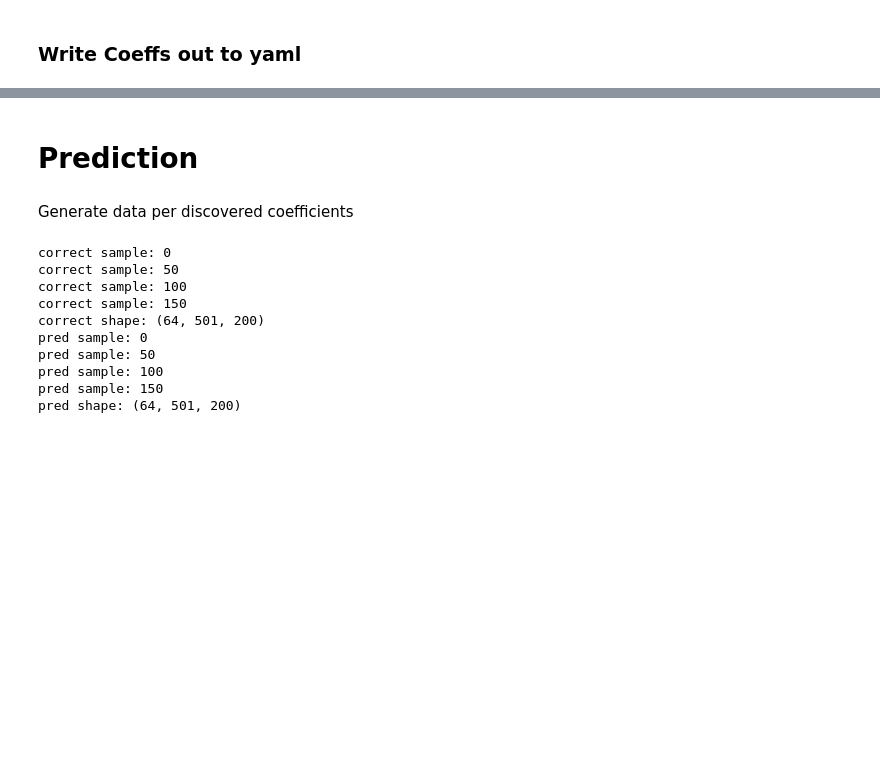
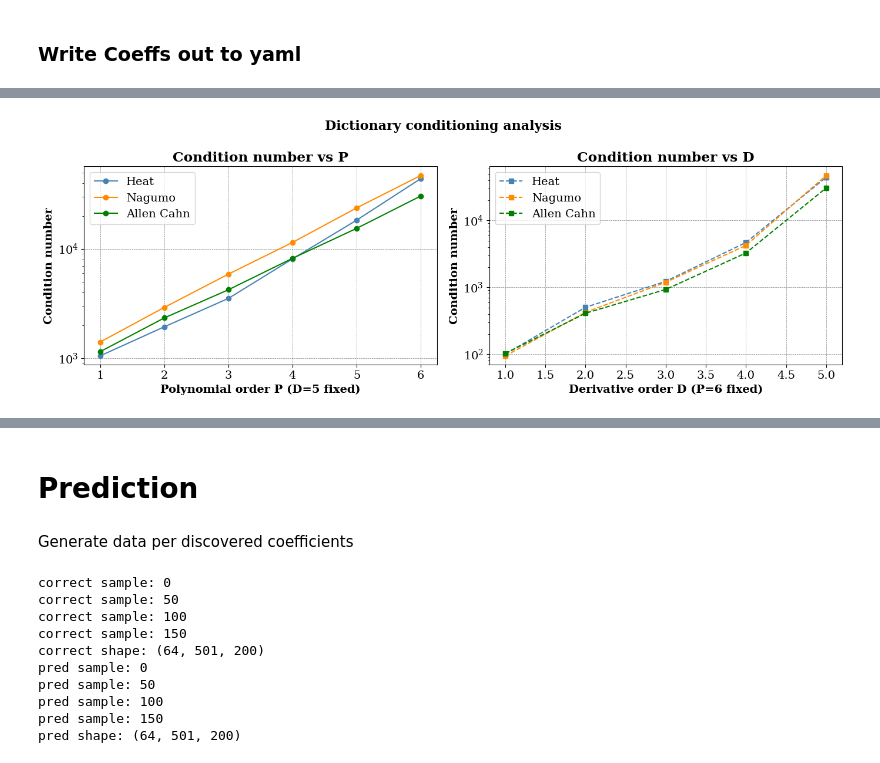
Before and after one commit to rogoson/Stochastic-PDE-Discovery, a Jupyter notebook: MasterNotebook.ipynb, the cells around one changed output, grey strips where cells are left out. Drawn from its saved outputs; the diff is of its cells as text; code cells hidden in the pictures; blank space fills up the shorter version.

```diff
--- a/MasterNotebook.ipynb
+++ b/MasterNotebook.ipynb
@@ -380,0 +464,93 @@ with open("parameters.yaml", "w") as f:
+# %%
+### Beware - a lot of repeated code
+
+plt.rcParams["font.family"] = "serif"
+plt.rcParams['font.size'] = 14
+
+colors = {'Heat': 'steelblue', 'Nagumo': 'darkorange', 'Allen_Cahn': 'green'}
+
+# --- Plot 1: Condition number vs P and D ---
+fig, axes = plt.subplots(1, 2, figsize=(14, 5))
+
+for problem in experimentKeys:
+    if not experimentKeys[problem]:
+        continue
+    U = np.load(f'data/{problem}_dx_{spacePoints}m_{timeSteps}t.npy')
+    dx = space / U.shape[0]
+    dt = timeRange / (U.shape[1] - 1)
+    # use first sample only for speed
+    u_sample = U[:, :-1, 0]
+
+    # vary P, fix D=5
+    cond_vs_P = []
+    for P in range(1, 7):
+        _, Di, _ = SPDE.build_linear_system(u_sample, dt, dx, D=5, P=P, periodic=isPeriodic)
+        cond_vs_P.append(np.linalg.cond(Di))
+
+    # vary D, fix P=6
+    cond_vs_D = []
+    for D in range(1, 6):
+        _, Di, _ = SPDE.build_linear_system(u_sample, dt, dx, D=D, P=6, periodic=isPeriodic)
+        cond_vs_D.append(np.linalg.cond(Di))
+
+    axes[0].semilogy(range(1, 7), cond_vs_P, 'o-', color=colors[problem], label=problem.replace('_', ' '))
+    axes[1].semilogy(range(1, 6), cond_vs_D, 's--', color=colors[problem], label=problem.replace('_', ' '))
+
+axes[0].set_xlabel('Polynomial order P (D=5 fixed)', fontweight='bold')
+axes[0].set_ylabel('Condition number', fontweight='bold')
+axes[0].set_title('Condition number vs P', fontweight='bold')
+axes[0].legend()
+axes[0].grid(color='gray', linestyle='--', linewidth=0.5)
+
+axes[1].set_xlabel('Derivative order D (P=6 fixed)', fontweight='bold')
+axes[1].set_ylabel('Condition number', fontweight='bold')
+axes[1].set_title('Condition number vs D', fontweight='bold')
+axes[1].legend()
+axes[1].grid(color='gray', linestyle='--', linewidth=0.5)
+
+plt.suptitle('Dictionary conditioning analysis', fontweight='bold', fontsize=16)
+plt.tight_layout()
+plt.savefig('worthwhileImages/conditioning_vs_PD.pdf', dpi=150, bbox_inches='tight')
+plt.show()
+
+# --- Plot 2: SVD spectrum, all three problems overlaid ---
+fig, ax = plt.subplots(figsize=(10, 5))
+
+for problem in experimentKeys:
+    if not experimentKeys[problem]:
+        continue
+    _, s, _ = np.linalg.svd(problemDictionaries[problem], full_matrices=False)
+    ax.semilogy(range(1, len(s)+1), s, 'o-', color=colors[problem],
+                label=problem.replace('_', ' '))
+
+ax.set_xlabel('Singular value index', fontweight='bold')
+ax.set_ylabel('Singular value', fontweight='bold')
+ax.set_title('SVD spectrum of dictionary (D=5, P=6)', fontweight='bold')
+ax.legend()
+ax.grid(color='gray', linestyle='--', linewidth=0.5)
+plt.tight_layout()
+plt.savefig('worthwhileImages/svd_spectrum.pdf', dpi=150, bbox_inches='tight')
+plt.show()
+
+# --- Table: highly correlated pairs ---
+print("\n=== Highly correlated pairs (|corr| > 0.99) ===")
+for problem in experimentKeys:
+    if not experimentKeys[problem]:
+        continue
+    desc = problemDescriptions[problem][1:]  # skip intercept
+    D_mat = problemDictionaries[problem][:, 1:]  # skip intercept column
+    corr = np.corrcoef(D_mat.T)
+    rows, cols = np.where(np.triu(np.abs(corr), 1) > 0.99)
+    print(f"\n{problem}:")
+    if len(rows) == 0:
+        print("  None")
+    for r, c in zip(rows, cols):
+        print(f"  {desc[r]} vs {desc[c]}: {corr[r,c]:.4f}")
+
+    """
+    sort of what you'd expect -  since abs(u) remainsbetween 2 (per plots), even powers behave similary reulgint in high correlations
+    we also have that for a smooth periodic function,  the second and fourth derivatives are negatively related - e.g., (sin x and -sin(x)) - recall that initla conditions are sinusoidal and we have periodic bcs
+    as a result of fixing the discontinuity at the boundaries and having smooth periodic data, we end up with  pretty much every u_xx and u_xxxx being highly correlated. I guess this means that the sinusoidal effect doesn't really disappear?
+    """
+# %% [output]
+[figure, added]
```
Also changed, not shown: parts of 6 cells of this notebook, 10 other files.
